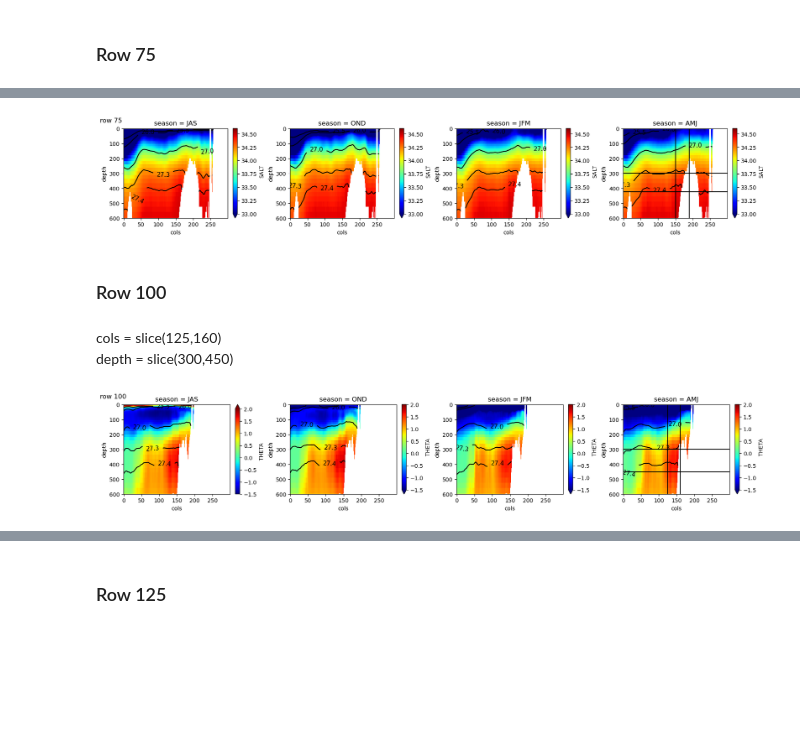
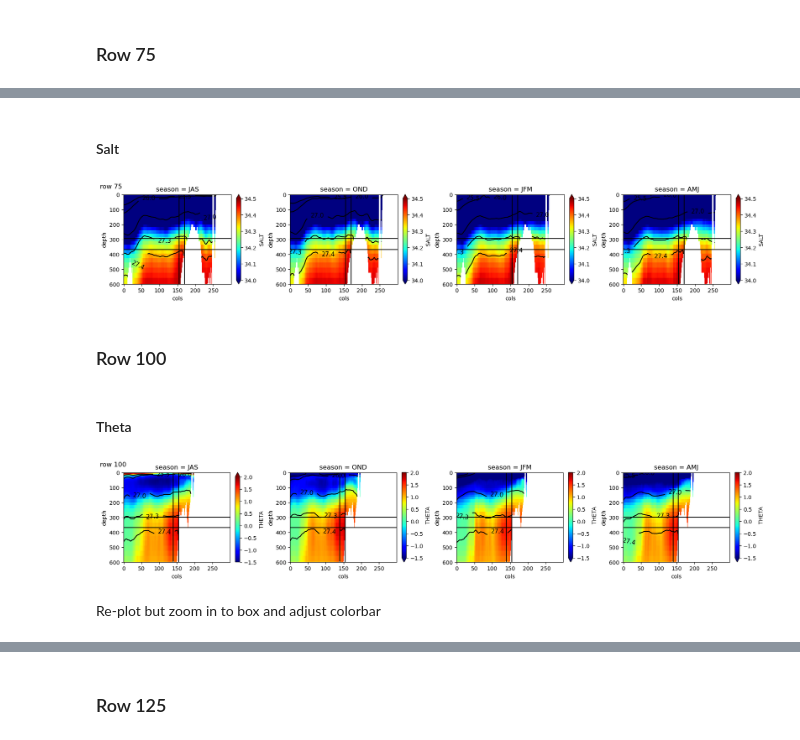
Before and after one commit to mjzahn/OMG_Narwhals_hydrography-manuscript, a Jupyter notebook: 02_analyses-and-plots/ecco_melville/05b_identify_core AW layer_with isopycnals.ipynb, the cells around one changed output, grey strips where cells are left out. Drawn from its saved outputs; the diff is of its cells as text; code cells hidden in the pictures; blank space fills up the shorter version.

Commit message:
adjusted AW boxes

```diff
--- a/02_analyses-and-plots/ecco_melville/05b_identify_core AW layer_with isopycnals.ipynb
+++ b/02_analyses-and-plots/ecco_melville/05b_identify_core AW layer_with isopycnals.ipynb
@@ -298,9 +378,10 @@ for i,ax in zip(season,[ax1,ax2,ax3,ax4]):
     plt.clabel(density_row075_season.sel(season=i).plot.contour(ax=ax,colors='k',levels=density_levels), inline=True, fontsize=11)
     ax.set_ylim(600,0);
 
+    ax.axhline(y=295,color='k')
+    ax.axhline(y=370,color='k')
+    ax.axvline(x=155,color='k')
+    ax.axvline(x=180,color='k');
+
 plt.suptitle("row 75",x=0, y=1.01, horizontalalignment='left', verticalalignment='top', fontsize = 12);
-ax4.axhline(y=300,color='k')
-ax4.axhline(y=425,color='k')
-ax4.axvline(x=150,color='k')
-ax4.axvline(x=190,color='k');
 # %% [output]
@@ -307,0 +391,19 @@ ax4.axvline(x=190,color='k');
+# %%
+plt.rcParams['figure.figsize'] = [17, 3]
+plt.rcParams['figure.constrained_layout.use'] = True
+
+fig, (ax1,ax2,ax3,ax4) = plt.subplots(1,4)
+for i,ax in zip(season,[ax1,ax2,ax3,ax4]):
+    theta_row075_season.THETA.sel(season=i).plot(ax=ax,cmap='jet',vmin=0.5,vmax=2.2)
+    plt.clabel(density_row075_season.sel(season=i).plot.contour(ax=ax,colors='k',levels=density_levels), inline=True, fontsize=11)
+    ax.set_ylim(600,0);
+
+    ax.axhline(y=295,color='k')
+    ax.axhline(y=370,color='k')
+    ax.axvline(x=155,color='k')
+    ax.axvline(x=170,color='k');
+
+    ax.set_xlim(100,200)
+    ax.set_ylim(500,200)
+
+plt.suptitle("row 75",x=0, y=1.01, horizontalalignment='left', verticalalignment='top', fontsize = 12);
@@ -308,20 +412,23 @@ ax4.axvline(x=190,color='k');
+# %% [markdown]
+#### Salt
 # %%
 plt.rcParams['figure.figsize'] = [17, 3]
 plt.rcParams['figure.constrained_layout.use'] = True
 
 fig, (ax1,ax2,ax3,ax4) = plt.subplots(1,4)
 for i,ax in zip(season,[ax1,ax2,ax3,ax4]):
-    salt_row075_season.SALT.sel(season=i).plot(ax=ax,cmap='jet',vmin=33,vmax=34.6)
+    salt_row075_season.SALT.sel(season=i).plot(ax=ax,cmap='jet',vmin=34,vmax=34.5)
     plt.clabel(density_row075_season.sel(season=i).plot.contour(ax=ax,colors='k',levels=density_levels), inline=True, fontsize=11)
     ax.set_ylim(600,0);
 
+    ax.axhline(y=295,color='k')
+    ax.axhline(y=370,color='k')
+    ax.axvline(x=155,color='k')
+    ax.axvline(x=170,color='k');
+
 plt.suptitle("row 75",x=0, y=1.01, horizontalalignment='left', verticalalignment='top', fontsize = 12);
-ax4.axhline(y=300,color='k')
-ax4.axhline(y=425,color='k')
-ax4.axvline(x=150,color='k')
-ax4.axvline(x=190,color='k');
 # %% [output]
-[figure, old version]
+[figure, new version]
 # %%
 # theta_row075_season.THETA.sel(season=['JAS','OND','JFM','AMJ']).plot(col='season',cmap='jet',vmin=-1.5,vmax=2)
 # plt.ylim(600,0);
@@ -340,9 +447,8 @@ ax4.axvline(x=190,color='k');
 # plt.axvline(x=190,color='k');
 # %% [markdown]
 ### Row 100
-# %% [markdown]
-cols = slice(125,160) \
-depth = slice(300,450)
+# %% [markdown]
+#### Theta
 # %%
 plt.rcParams['figure.figsize'] = [17, 3]
 plt.rcParams['figure.constrained_layout.use'] = True
@@ -353,10 +459,13 @@ for i,ax in zip(season,[ax1,ax2,ax3,ax4]):
     plt.clabel(density_row100_season.sel(season=i).plot.contour(ax=ax,colors='k',levels=density_levels), inline=True, fontsize=11)
     ax.set_ylim(600,0);
 
+    ax.axhline(y=300,color='k')
+    ax.axhline(y=370,color='k')
+    ax.axvline(x=140,color='k')
+    ax.axvline(x=155,color='k');
+
 plt.suptitle("row 100",x=0, y=1.01, horizontalalignment='left', verticalalignment='top', fontsize = 12);
-ax4.axhline(y=300,color='k')
-ax4.axhline(y=450,color='k')
-ax4.axvline(x=125,color='k')
-ax4.axvline(x=160,color='k');
 # %% [output]
-[figure, old version]
+[figure, new version]
+# %% [markdown]
+Re-plot but zoom in to box and adjust colorbar
```
Also changed, not shown: parts of 50 cells of this notebook, 2 other files.
